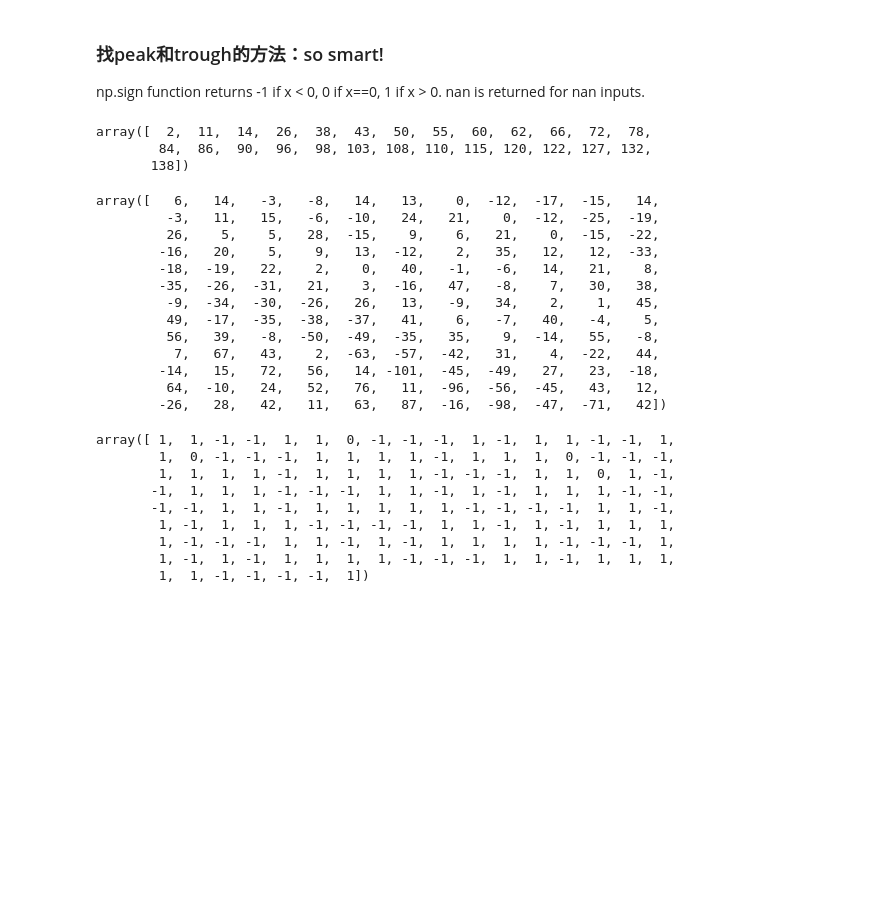
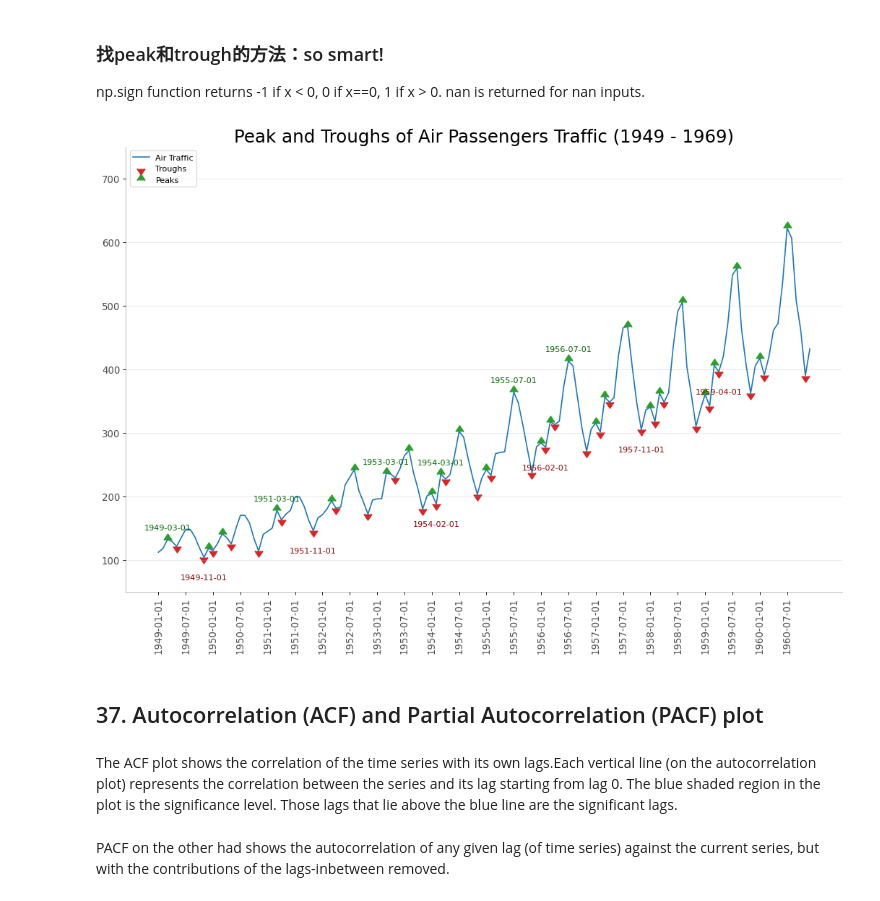
Before and after one commit to Fruitcoco/2023summer, a Jupyter notebook: matplotlib_visualizations/Change/times_series_and_other_graphs_that_represent_change.ipynb, the cells around one changed output. Saved outputs shown, nothing was run; the diff lists cells and outputs as text; code cells hidden in the pictures; blank space fills up the shorter version.

Commit message:
more graph

```diff
--- a/matplotlib_visualizations/Change/times_series_and_other_graphs_that_represent_change.ipynb
+++ b/matplotlib_visualizations/Change/times_series_and_other_graphs_that_represent_change.ipynb
@@ -7,6 +7,19 @@ import matplotlib as mpl
 import matplotlib.pyplot as plt
 import seaborn as sns
 import warnings; warnings.filterwarnings(action='once')
+large = 22; med = 16; small = 12
+params = {'axes.titlesize': large,
+          'legend.fontsize': med,
+          'figure.figsize': (16, 10),
+          'axes.labelsize': med,
+          'axes.titlesize': med,
+          'xtick.labelsize': med,
+          'ytick.labelsize': med,
+          'figure.titlesize': large}
+plt.rcParams.update(params)
+plt.style.use('seaborn-whitegrid')
+sns.set_style("white")
+%matplotlib inline
 # %%
 # Import Data
 df = pd.read_csv('https://github.com/selva86/datasets/raw/master/AirPassengers.csv')
@@ -51,39 +64,36 @@ trough_locations=np.where(doublediff==2)[0]+1
 # %%
 #Draw plots
 plt.figure(figsize=(16,10),dpi=80)
+plt.plot('date','value',data=df,color='tab:blue',label='Air Traffic')
+plt.scatter(df.date[trough_locations],df.value[trough_locations],marker=mpl.markers.CARETDOWNBASE, color='tab:red', s=100, label='Troughs')
+plt.scatter(df.date[peck_locations],df.value[peck_locations],marker=mpl.markers.CARETUPBASE, color='tab:green', s=100, label='Peaks')
 
+#Annotate
+for t, p in zip(trough_locations[1::5], peck_locations[::3]):
+    plt.text(df.date[p], df.value[p]+15, df.date[p], horizontalalignment='center', color='darkgreen')
+    plt.text(df.date[t], df.value[t]-35, df.date[t], horizontalalignment='center', color='darkred')
+# Decoration
+plt.ylim(50,750)
+xtick_location = df.index.tolist()[::6]
+xtick_labels = df.date.tolist()[::6]
+plt.xticks(ticks=xtick_location, labels=xtick_labels, rotation=90, fontsize=12, alpha=.7)
+plt.title("Peak and Troughs of Air Passengers Traffic (1949 - 1969)", fontsize=22)
+plt.yticks(fontsize=12, alpha=.7)
 
+# Lighten borders
+plt.gca().spines["top"].set_alpha(.0)
+plt.gca().spines["bottom"].set_alpha(.3)
+plt.gca().spines["right"].set_alpha(.0)
+plt.gca().spines["left"].set_alpha(.3)
 
-# plt.plot('date','value',data=df)
+plt.legend(loc='upper left')
+plt.grid(axis='y', alpha=.3)
+plt.show()
 # %% [output]
-array([  2,  11,  14,  26,  38,  43,  50,  55,  60,  62,  66,  72,  78,
-        84,  86,  90,  96,  98, 103, 108, 110, 115, 120, 122, 127, 132,
-       138])
+[figure, added]
-# %%
-np.diff(data)
-# %% [output]
-array([   6,   14,   -3,   -8,   14,   13,    0,  -12,  -17,  -15,   14,
-         -3,   11,   15,   -6,  -10,   24,   21,    0,  -12,  -25,  -19,
-         26,    5,    5,   28,  -15,    9,    6,   21,    0,  -15,  -22,
-        -16,   20,    5,    9,   13,  -12,    2,   35,   12,   12,  -33,
-        -18,  -19,   22,    2,    0,   40,   -1,   -6,   14,   21,    8,
-        -35,  -26,  -31,   21,    3,  -16,   47,   -8,    7,   30,   38,
-         -9,  -34,  -30,  -26,   26,   13,   -9,   34,    2,    1,   45,
-         49,  -17,  -35,  -38,  -37,   41,    6,   -7,   40,   -4,    5,
-         56,   39,   -8,  -50,  -49,  -35,   35,    9,  -14,   55,   -8,
-          7,   67,   43,    2,  -63,  -57,  -42,   31,    4,  -22,   44,
-        -14,   15,   72,   56,   14, -101,  -45,  -49,   27,   23,  -18,
-         64,  -10,   24,   52,   76,   11,  -96,  -56,  -45,   43,   12,
-        -26,   28,   42,   11,   63,   87,  -16,  -98,  -47,  -71,   42])
-# %%
-np.sign(np.diff(data))
-# %% [output]
-array([ 1,  1, -1, -1,  1,  1,  0, -1, -1, -1,  1, -1,  1,  1, -1, -1,  1,
-        1,  0, -1, -1, -1,  1,  1,  1,  1, -1,  1,  1,  1,  0, -1, -1, -1,
-        1,  1,  1,  1, -1,  1,  1,  1,  1, -1, -1, -1,  1,  1,  0,  1, -1,
-       -1,  1,  1,  1, -1, -1, -1,  1,  1, -1,  1, -1,  1,  1,  1, -1, -1,
-       -1, -1,  1,  1, -1,  1,  1,  1,  1,  1, -1, -1, -1, -1,  1,  1, -1,
-        1, -1,  1,  1,  1, -1, -1, -1, -1,  1,  1, -1,  1, -1,  1,  1,  1,
-        1, -1, -1, -1,  1,  1, -1,  1, -1,  1,  1,  1,  1, -1, -1, -1,  1,
-        1, -1,  1, -1,  1,  1,  1,  1, -1, -1, -1,  1,  1, -1,  1,  1,  1,
-        1,  1, -1, -1, -1, -1,  1])
+# %% [markdown]
+## 37. Autocorrelation (ACF) and Partial Autocorrelation (PACF) plot
+# %% [markdown]
+The ACF plot shows the correlation of the time series with its own lags.Each vertical line (on the autocorrelation plot) represents the correlation between the series and its lag starting from lag 0. The blue shaded region in the plot is the significance level. Those lags that lie above the blue line are the significant lags.
+# %% [markdown]
+PACF on the other had shows the autocorrelation of any given lag (of time series) against the current series, but with the contributions of the lags-inbetween removed.
```
Also changed, not shown: parts of 39 cells of this notebook.
